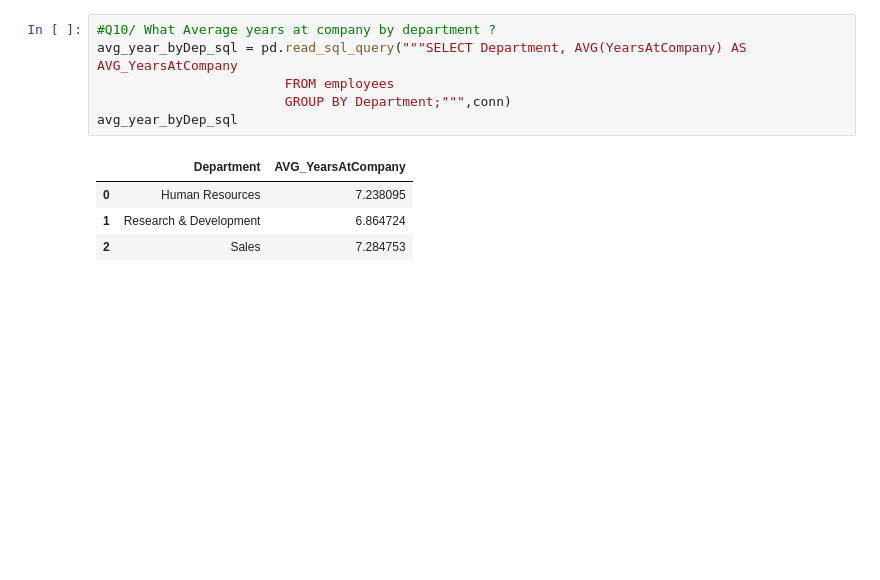
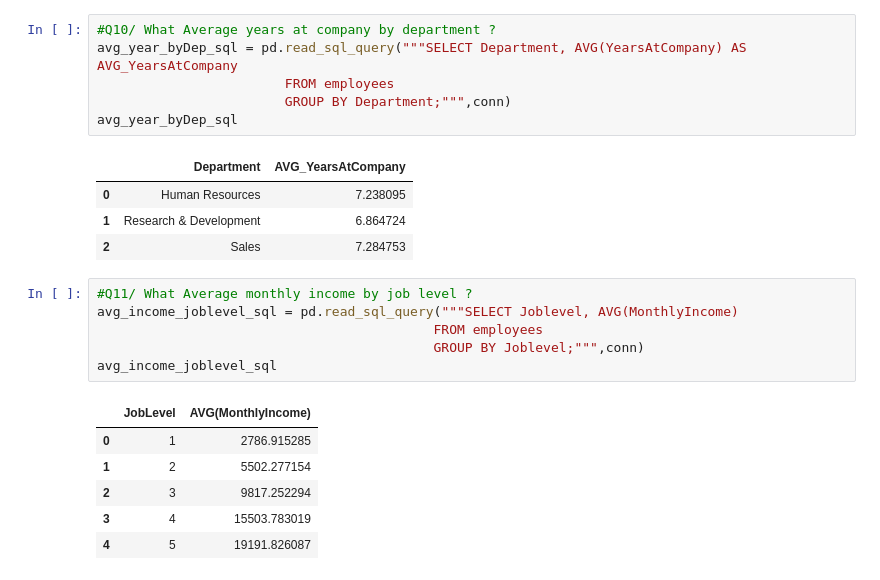
Before and after one commit to ibrahim-alatyan/HR_Analysis_DASHBOARD, a Jupyter notebook: Analysis.ipynb, the cells around one changed output. Drawn from its saved outputs; the diff is of its cells as text; blank space fills up the shorter version.

```diff
--- a/Analysis.ipynb
+++ b/Analysis.ipynb
@@ -362,3 +362,16 @@ avg_year_byDep_sql
 | 0 | Human Resources | 7.238095 |
 | 1 | Research & Development | 6.864724 |
 | 2 | Sales | 7.284753 |
+# %%
+#Q11/ What Average monthly income by job level ?
+avg_income_joblevel_sql = pd.read_sql_query("""SELECT Joblevel, AVG(MonthlyIncome)
+                                           FROM employees
+                                           GROUP BY Joblevel;""",conn)
+avg_income_joblevel_sql
+# %% [output]
+|  | JobLevel | AVG(MonthlyIncome) |
+| 0 | 1 | 2786.915285 |
+| 1 | 2 | 5502.277154 |
+| 2 | 3 | 9817.252294 |
+| 3 | 4 | 15503.783019 |
+| 4 | 5 | 19191.826087 |
```
